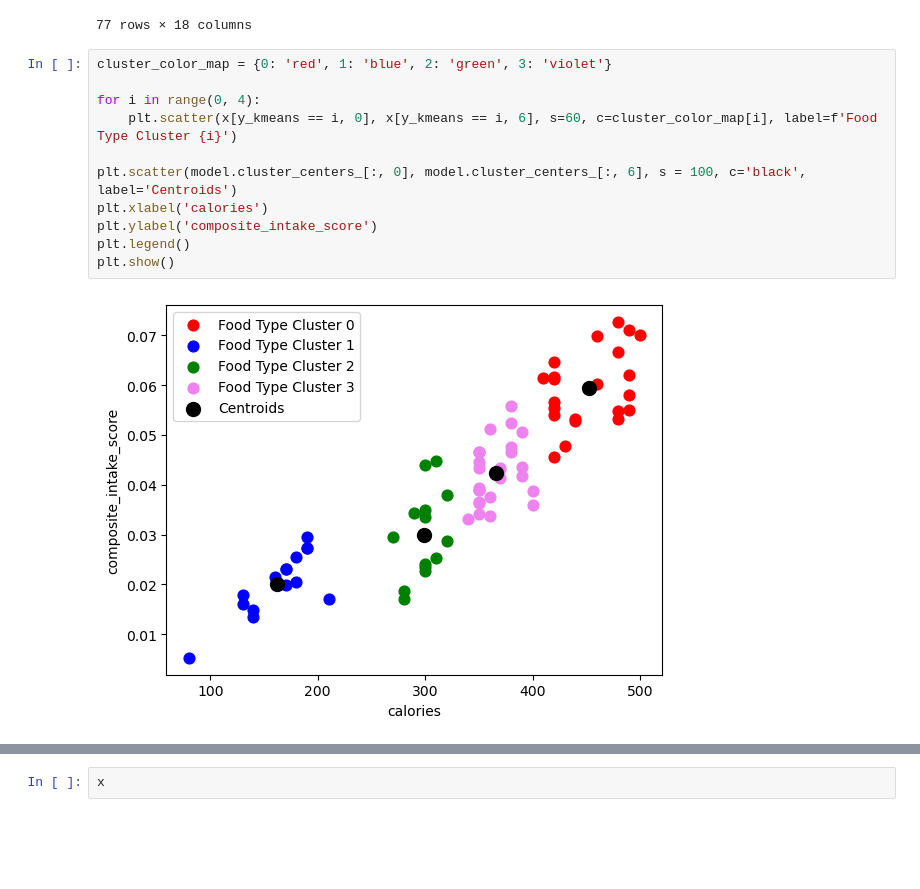
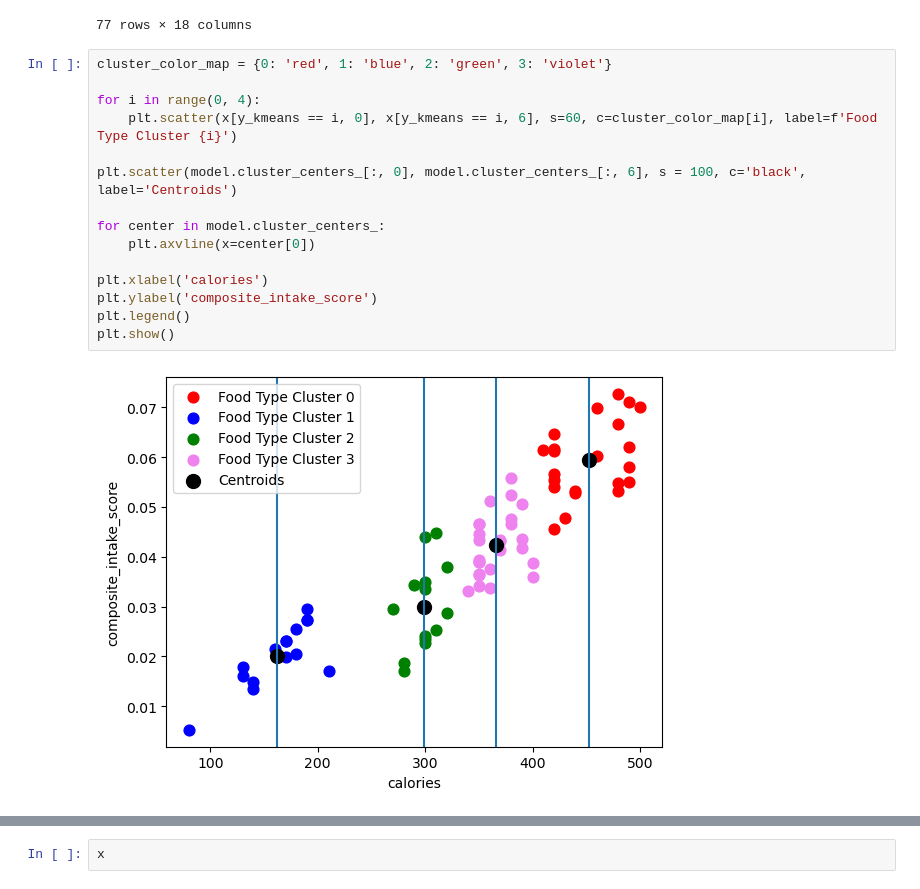
Before and after one commit to johnsonlarryl/machine_learning_training, a Jupyter notebook: supervised/classification/learning_algorithm/learning_algorithm/nutrition/notebooks/nutrition.ipynb, the cells around one changed output, grey strips where cells are left out. Saved outputs shown, nothing was run; the diff lists cells and outputs as text; blank space fills up the shorter version.

```diff
--- a/supervised/classification/learning_algorithm/learning_algorithm/nutrition/notebooks/nutrition.ipynb
+++ b/supervised/classification/learning_algorithm/learning_algorithm/nutrition/notebooks/nutrition.ipynb
@@ -467,13 +467,17 @@ menu_items
 # %%
 cluster_color_map = {0: 'red', 1: 'blue', 2: 'green', 3: 'violet'}
 
 for i in range(0, 4):
     plt.scatter(x[y_kmeans == i, 0], x[y_kmeans == i, 6], s=60, c=cluster_color_map[i], label=f'Food Type Cluster {i}')
 
 plt.scatter(model.cluster_centers_[:, 0], model.cluster_centers_[:, 6], s = 100, c='black', label='Centroids')
+
+for center in model.cluster_centers_:
+    plt.axvline(x=center[0])
+
 plt.xlabel('calories')
 plt.ylabel('composite_intake_score')
 plt.legend()
 plt.show()
 # %% [output]
-[figure, old version]
+[figure, new version]
```
Also changed, not shown: parts of 10 cells of this notebook.
